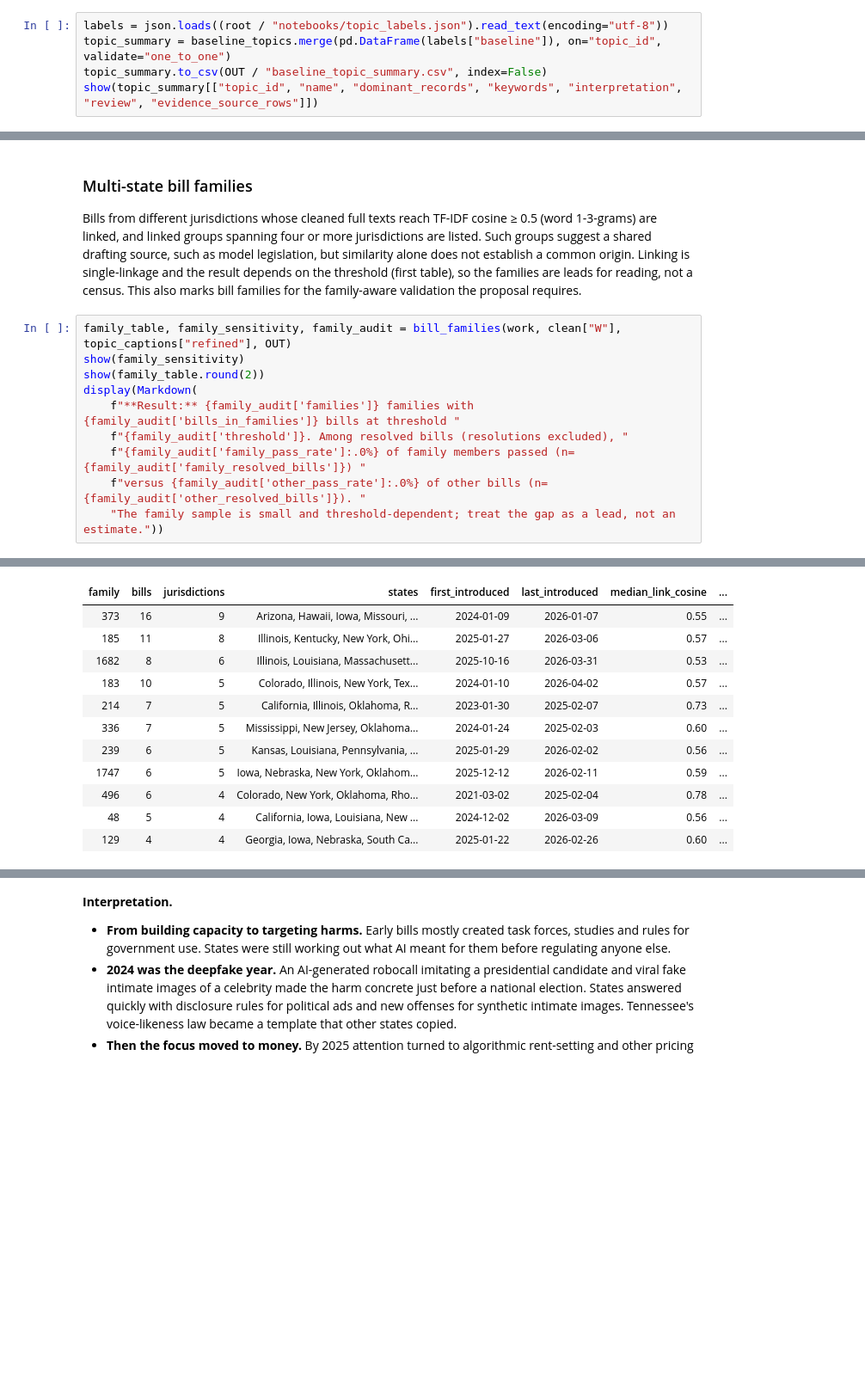
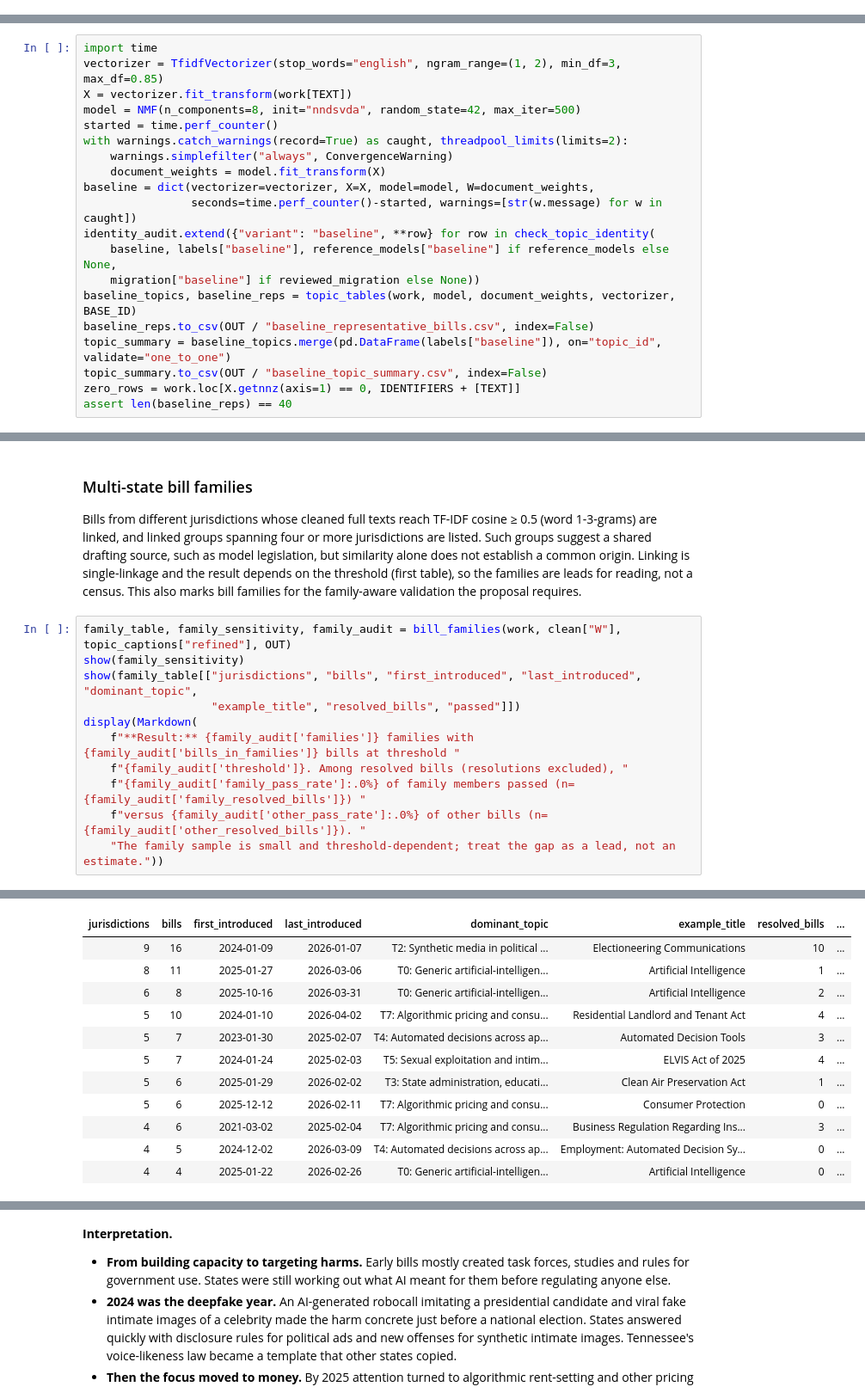
Before and after one commit to dhMontes/siads696-state-of-ai, a Jupyter notebook: notebooks/03_topic_analysis.ipynb, the cells around one changed output, grey strips where cells are left out. Shown at 86% size. Saved outputs shown, nothing was run; the diff lists cells and outputs as text; blank space fills up the shorter version.

```diff
--- a/notebooks/03_topic_analysis.ipynb
+++ b/notebooks/03_topic_analysis.ipynb
@@ -197,5 +63,0 @@ Source row 207 (Illinois HR 142) has the summary “Mourns the passing of Max Jo
-# %%
-labels = json.loads((root / "notebooks/topic_labels.json").read_text(encoding="utf-8"))
-topic_summary = baseline_topics.merge(pd.DataFrame(labels["baseline"]), on="topic_id", validate="one_to_one")
-topic_summary.to_csv(OUT / "baseline_topic_summary.csv", index=False)
-show(topic_summary[["topic_id", "name", "dominant_records", "keywords", "interpretation", "review", "evidence_source_rows"]])
@@ -641,0 +92,20 @@ True means shared dominant topic; False is the desired result for the final same
+# %%
+import time
+vectorizer = TfidfVectorizer(stop_words="english", ngram_range=(1, 2), min_df=3, max_df=0.85)
+X = vectorizer.fit_transform(work[TEXT])
+model = NMF(n_components=8, init="nndsvda", random_state=42, max_iter=500)
+started = time.perf_counter()
+with warnings.catch_warnings(record=True) as caught, threadpool_limits(limits=2):
+    warnings.simplefilter("always", ConvergenceWarning)
+    document_weights = model.fit_transform(X)
+baseline = dict(vectorizer=vectorizer, X=X, model=model, W=document_weights,
+                seconds=time.perf_counter()-started, warnings=[str(w.message) for w in caught])
+identity_audit.extend({"variant": "baseline", **row} for row in check_topic_identity(
+    baseline, labels["baseline"], reference_models["baseline"] if reference_models else None,
+    migration["baseline"] if reviewed_migration else None))
+baseline_topics, baseline_reps = topic_tables(work, model, document_weights, vectorizer, BASE_ID)
+baseline_reps.to_csv(OUT / "baseline_representative_bills.csv", index=False)
+topic_summary = baseline_topics.merge(pd.DataFrame(labels["baseline"]), on="topic_id", validate="one_to_one")
+topic_summary.to_csv(OUT / "baseline_topic_summary.csv", index=False)
+zero_rows = work.loc[X.getnnz(axis=1) == 0, IDENTIFIERS + [TEXT]]
+assert len(baseline_reps) == 40
@@ -765,29 +437,30 @@ Bills from different jurisdictions whose cleaned full texts reach TF-IDF cosine
 # %%
 family_table, family_sensitivity, family_audit = bill_families(work, clean["W"], topic_captions["refined"], OUT)
 show(family_sensitivity)
-show(family_table.round(2))
+show(family_table[["jurisdictions", "bills", "first_introduced", "last_introduced", "dominant_topic",
+                   "example_title", "resolved_bills", "passed"]])
 display(Markdown(
     f"**Result:** {family_audit['families']} families with {family_audit['bills_in_families']} bills at threshold "
     f"{family_audit['threshold']}. Among resolved bills (resolutions excluded), "
     f"{family_audit['family_pass_rate']:.0%} of family members passed (n={family_audit['family_resolved_bills']}) "
     f"versus {family_audit['other_pass_rate']:.0%} of other bills (n={family_audit['other_resolved_bills']}). "
     "The family sample is small and threshold-dependent; treat the gap as a lead, not an estimate."))
 # %% [output]
 | threshold | cross_state_pairs | families | bills_in_families |
 | 0.5 | 339 | 11 | 86 |
 | 0.6 | 146 | 3 | 21 |
 | 0.7 | 68 | 1 | 6 |
-| family | bills | jurisdictions | states | first_introduced | last_introduced | median_link_cosine | ... |
-| 373 | 16 | 9 | Arizona, Hawaii, Iowa, Missouri, ... | 2024-01-09 | 2026-01-07 | 0.55 | ... |
-| 185 | 11 | 8 | Illinois, Kentucky, New York, Ohi... | 2025-01-27 | 2026-03-06 | 0.57 | ... |
-| 1682 | 8 | 6 | Illinois, Louisiana, Massachusett... | 2025-10-16 | 2026-03-31 | 0.53 | ... |
-| 183 | 10 | 5 | Colorado, Illinois, New York, Tex... | 2024-01-10 | 2026-04-02 | 0.57 | ... |
-| 214 | 7 | 5 | California, Illinois, Oklahoma, R... | 2023-01-30 | 2025-02-07 | 0.73 | ... |
-| 336 | 7 | 5 | Mississippi, New Jersey, Oklahoma... | 2024-01-24 | 2025-02-03 | 0.60 | ... |
-| 239 | 6 | 5 | Kansas, Louisiana, Pennsylvania, ... | 2025-01-29 | 2026-02-02 | 0.56 | ... |
-| 1747 | 6 | 5 | Iowa, Nebraska, New York, Oklahom... | 2025-12-12 | 2026-02-11 | 0.59 | ... |
-| 496 | 6 | 4 | Colorado, New York, Oklahoma, Rho... | 2021-03-02 | 2025-02-04 | 0.78 | ... |
-| 48 | 5 | 4 | California, Iowa, Louisiana, New ... | 2024-12-02 | 2026-03-09 | 0.56 | ... |
-| 129 | 4 | 4 | Georgia, Iowa, Nebraska, South Ca... | 2025-01-22 | 2026-02-26 | 0.60 | ... |
+| jurisdictions | bills | first_introduced | last_introduced | dominant_topic | example_title | resolved_bills | ... |
+| 9 | 16 | 2024-01-09 | 2026-01-07 | T2: Synthetic media in political ... | Electioneering Communications | 10 | ... |
+| 8 | 11 | 2025-01-27 | 2026-03-06 | T0: Generic artificial-intelligen... | Artificial Intelligence | 1 | ... |
+| 6 | 8 | 2025-10-16 | 2026-03-31 | T0: Generic artificial-intelligen... | Artificial Intelligence | 2 | ... |
+| 5 | 10 | 2024-01-10 | 2026-04-02 | T7: Algorithmic pricing and consu... | Residential Landlord and Tenant Act | 4 | ... |
+| 5 | 7 | 2023-01-30 | 2025-02-07 | T4: Automated decisions across ap... | Automated Decision Tools | 3 | ... |
+| 5 | 7 | 2024-01-24 | 2025-02-03 | T5: Sexual exploitation and intim... | ELVIS Act of 2025 | 4 | ... |
+| 5 | 6 | 2025-01-29 | 2026-02-02 | T3: State administration, educati... | Clean Air Preservation Act | 1 | ... |
+| 5 | 6 | 2025-12-12 | 2026-02-11 | T7: Algorithmic pricing and consu... | Consumer Protection | 0 | ... |
+| 4 | 6 | 2021-03-02 | 2025-02-04 | T7: Algorithmic pricing and consu... | Business Regulation Regarding Ins... | 3 | ... |
+| 4 | 5 | 2024-12-02 | 2026-03-09 | T4: Automated decisions across ap... | Employment: Automated Decision Sy... | 0 | ... |
+| 4 | 4 | 2025-01-22 | 2026-02-26 | T0: Generic artificial-intelligen... | Artificial Intelligence | 0 | ... |
 **Result:** 11 families with 86 bills at threshold 0.5. Among resolved bills (resolutions excluded), 11% of family members passed (n=28) versus 27% of other bills (n=953). The family sample is small and threshold-dependent; treat the gap as a lead, not an estimate.
 # %% [markdown]
```
Also changed, not shown: parts of 61 cells of this notebook, 1 other file.
